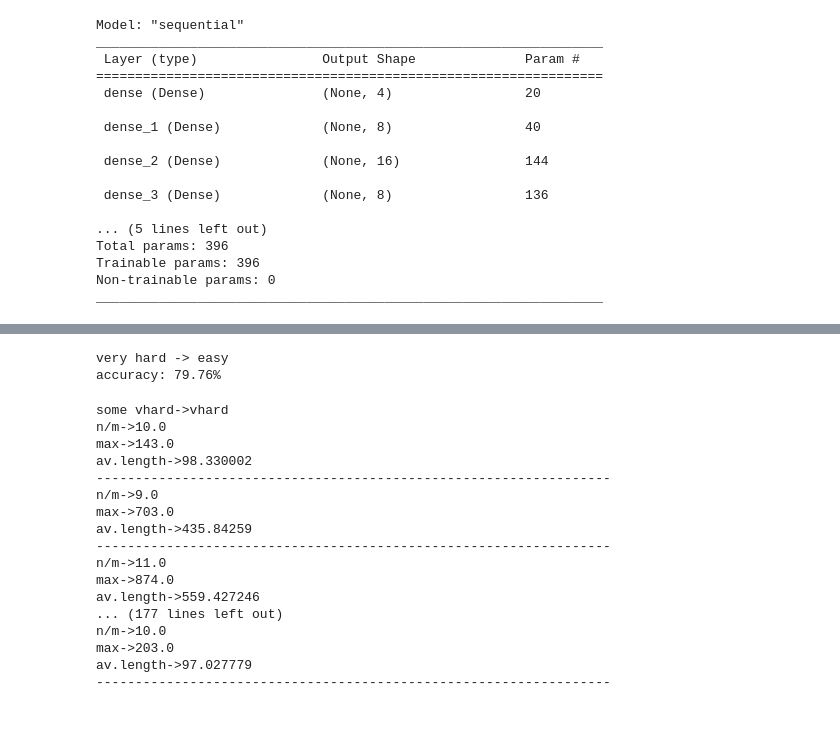
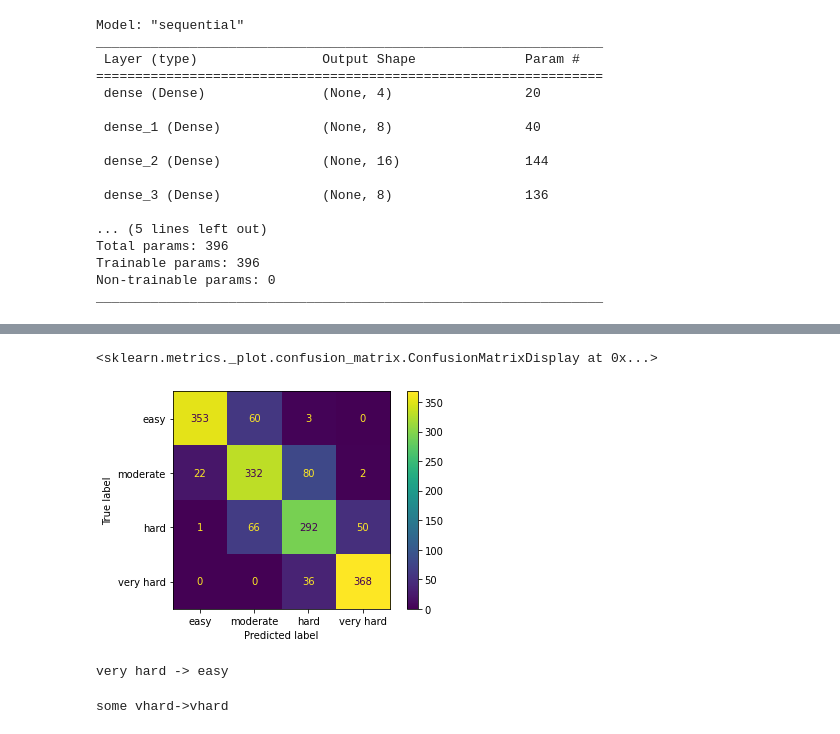
Before and after one commit to harel-coffee/pouw-auto, a Jupyter notebook: 4Neural_Network_Multi_Classs_Classification.ipynb, the cells around one changed output, grey strips where cells are left out. Saved outputs shown, nothing was run; the diff lists cells and outputs as text; code cells hidden in the pictures.

```diff
--- a/4Neural_Network_Multi_Classs_Classification.ipynb
+++ b/4Neural_Network_Multi_Classs_Classification.ipynb
@@ -236,3 +236,25 @@ Epoch 284/600
+# %%
+from keras.metrics import accuracy
+#test_size = X_test.shape[0]
+pred = classifier.predict(X_val)
+#print(pred)
+pred_ = np.argmax(pred, axis = 1)
+#print(pred_)
+pred_ = l_encode.inverse_transform(pred_)
+
+true_y = l_encode.inverse_transform(np.argmax(to_categorical(y_val), axis = 1)[:,1])
+from sklearn.metrics import confusion_matrix, ConfusionMatrixDisplay
+#for i in range(len(pred_)):
+#  print(true_y[i])
+#print(confusion_matrix(true_y, pred_, labels=[0, 1, 2, 3]))
+cm = confusion_matrix(true_y, pred_, labels=[0, 1, 2, 3])
+cmd = ConfusionMatrixDisplay(cm, display_labels=['easy','moderate', 'hard', 'very hard'])
+#plt.subplot(1, 2, 1)
+cmd.plot()
+#print(f'accuracy: {(cnt_correct/cnt)*100:.2f}%')
+# %% [output]
+<sklearn.metrics._plot.confusion_matrix.ConfusionMatrixDisplay at 0x...>
+[figure, added]
 # %%
 from keras.metrics import accuracy
 #test_size = X_test.shape[0]
@@ -256,15 +278,14 @@ for i in range(len(pred_)):
   cnt += 1
   if(pred_[i] == true_y[i]):
     cnt_correct += 1
-  if(pred_[i] == 0 and true_y[i] == 3):
-    for j in range(len(names)):
-      print(names[j]+"->"+str(X_test_copy.iloc[i][names[j]]))
-    print("------------------------------------------------------------------")
+ # if(pred_[i] == 0 and true_y[i] == 3):
+   # for j in range(len(names)):
+  #    print(names[j]+"->"+str(X_test_copy.iloc[i][names[j]]))
+ #   print("------------------------------------------------------------------")
 
-print(f'accuracy: {(cnt_correct/cnt)*100:.2f}%')
+#print(f'accuracy: {(cnt_correct/cnt)*100:.2f}%')
 # %% [output]
 very hard -> easy
-accuracy: 79.76%
 # %%
 print("some vhard->vhard")
 cnt = 0
@@ -273,30 +294,14 @@ for i in range(len(pred_)):
   cnt += 1
   if(pred_[i] == true_y[i]):
     cnt_correct += 1
-  if(pred_[i] == 3 and true_y[i] == 3 and cnt<250):
+  #if(pred_[i] == 3 and true_y[i] == 3 and cnt<250):
    # if(X_test_copy.iloc[i]['n/m'] != 2):
     #  continue
-    for j in range(len(names)):
-      print(names[j]+"->"+str(X_test_copy.iloc[i][names[j]]))
-    print("------------------------------------------------------------------")
+    #for j in range(len(names)):
+      #print(names[j]+"->"+str(X_test_copy.iloc[i][names[j]]))
+    #print("------------------------------------------------------------------")
 # %% [output]
 some vhard->vhard
-n/m->10.0
-max->143.0
-av.length->98.330002
-------------------------------------------------------------------
-n/m->9.0
-max->703.0
-av.length->435.84259
-------------------------------------------------------------------
-n/m->11.0
-max->874.0
-av.length->559.427246
-... (177 lines left out)
-n/m->10.0
-max->203.0
-av.length->97.027779
-------------------------------------------------------------------
 # %%
 from sklearn.metrics import confusion_matrix, ConfusionMatrixDisplay
 #for i in range(len(pred_)):
```
Also changed, not shown: parts of 7 cells of this notebook.
